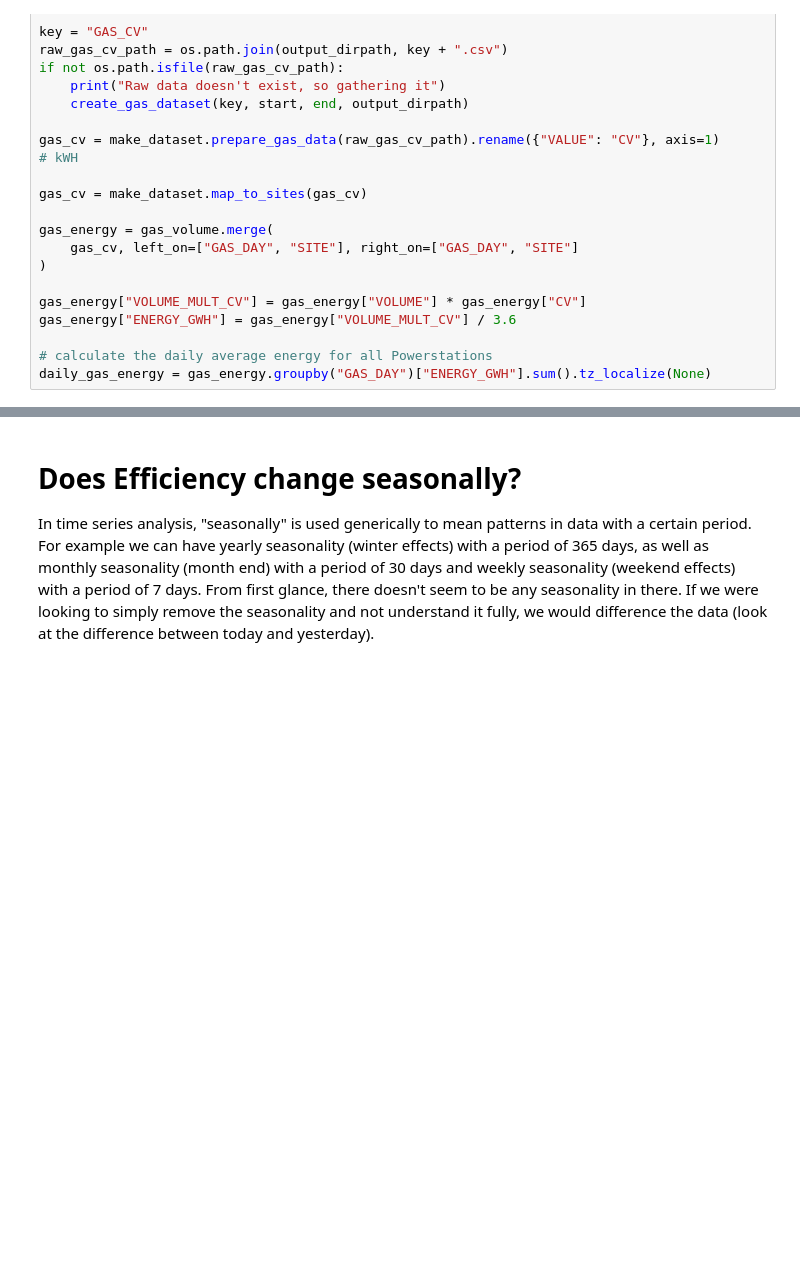
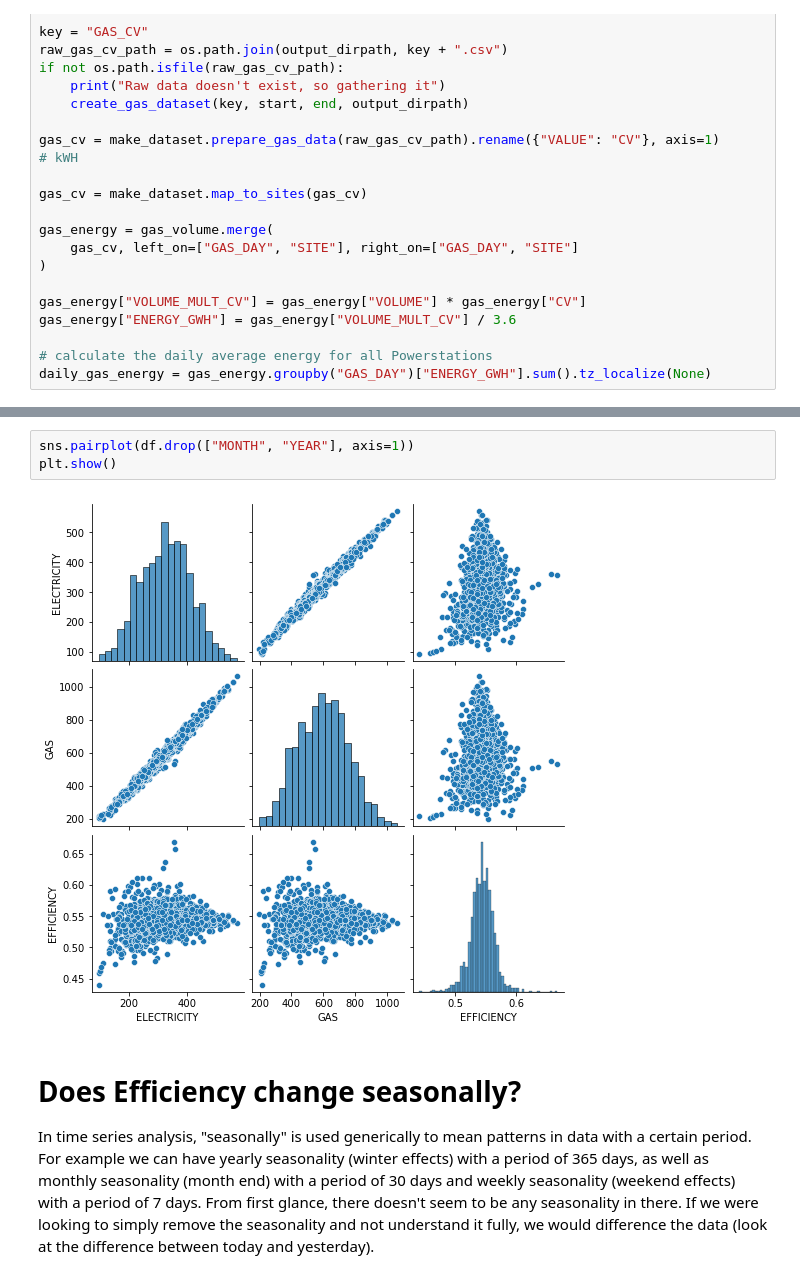
Before and after one commit to r4ch45/charterful, a Jupyter notebook: notebooks/3-what-affects-efficiency.ipynb, the cells around one changed output, grey strips where cells are left out. Drawn from its saved outputs; the diff is of its cells as text; blank space fills up the shorter version.

```diff
--- a/notebooks/3-what-affects-efficiency.ipynb
+++ b/notebooks/3-what-affects-efficiency.ipynb
@@ -106,3 +101,8 @@ def plot_series(timeseries):
+# %%
+sns.pairplot(df.drop(["MONTH", "YEAR"], axis=1))
+plt.show()
+# %% [output]
+[figure, added]
 # %% [markdown]
 # Does Efficiency change seasonally?
 
```
Also changed, not shown: parts of 77 cells of this notebook, 55 other files.
